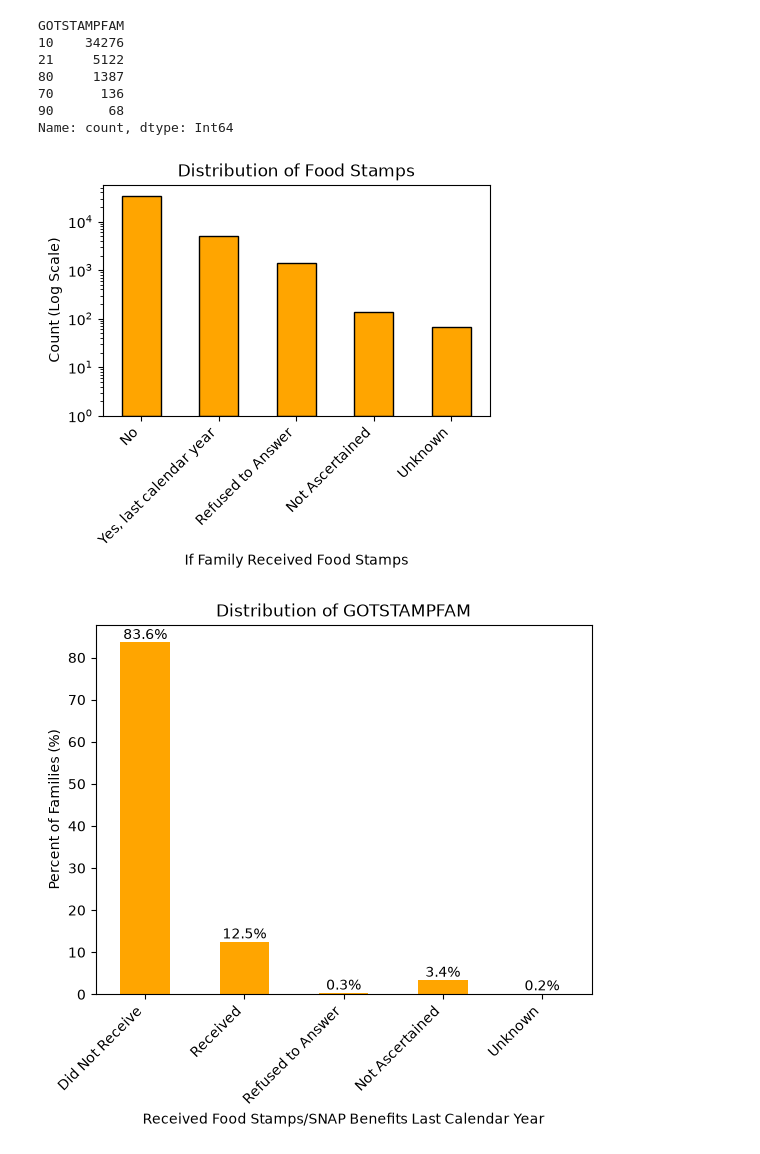
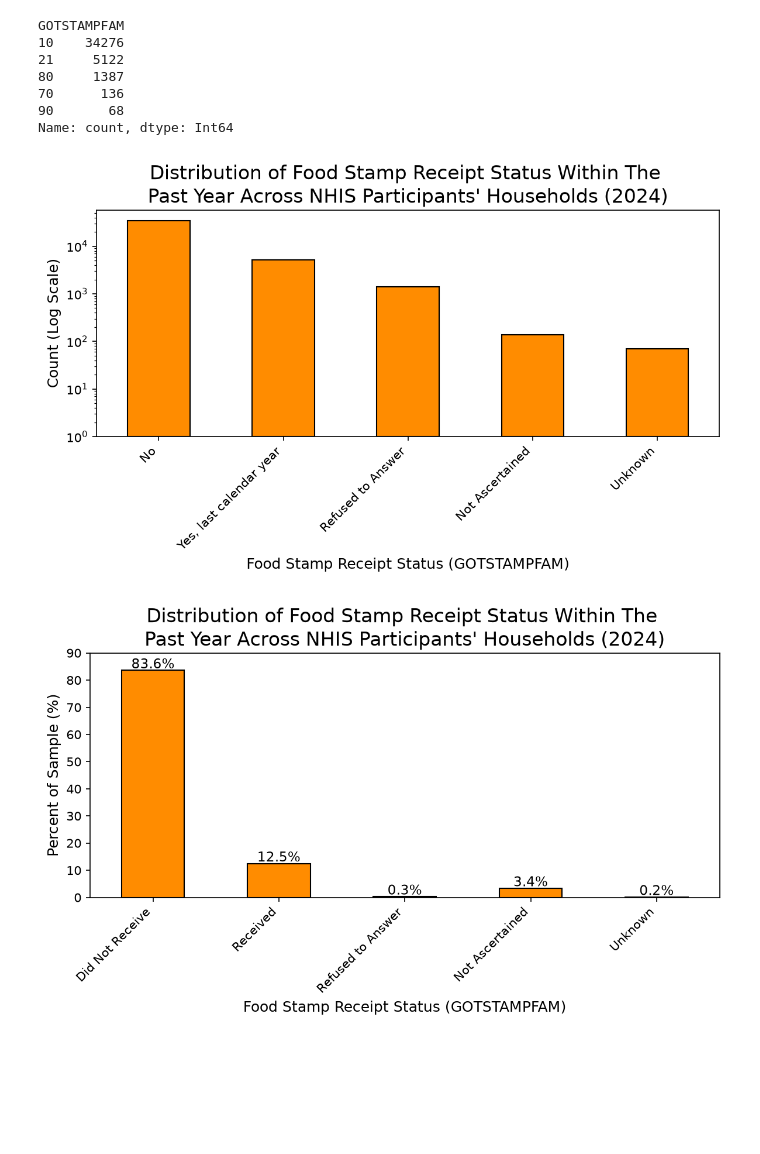
Before and after one commit to PrasannaNagarajan/DATA1030_Project_, a Jupyter notebook: app/eda_gotstampfam.ipynb, the cells around one changed output. Drawn from its saved outputs; the diff is of its cells as text; code cells hidden in the pictures; blank space fills up the shorter version.

```diff
--- a/app/eda_gotstampfam.ipynb
+++ b/app/eda_gotstampfam.ipynb
@@ -37,27 +38,27 @@ GOTSTAMPFAM
 90       68
 Name: count, dtype: Int64
 # %%
-plt.figure(figsize=(5,3))
-df['GOTSTAMPFAM'].value_counts().plot.bar(log=True,color='orange',edgecolor='black')
+df['GOTSTAMPFAM'].value_counts().plot.bar(log=True,color='darkorange',edgecolor='black')
 plt.xticks([0,1,2,3,4],['No','Yes, last calendar year','Refused to Answer','Not Ascertained','Unknown'],rotation=45,ha='right')
-plt.xlabel('If Family Received Food Stamps')
+plt.xlabel('Food Stamp Receipt Status (GOTSTAMPFAM)')
 plt.ylabel('Count (Log Scale)')
-plt.title('Distribution of Food Stamps')
+plt.title("Distribution of Food Stamp Receipt Status Within The \nPast Year Across NHIS Participants' Households (2024)")
 plt.show()
 # %% [output]
-[figure, old version]
+[figure, new version]
 # %%
 labels = {10:'Did Not Receive', 21:'Received', 70:'Refused to Answer',
           80:'Not Ascertained', 90:'Unknown'}
 pct = (df['GOTSTAMPFAM'].value_counts(normalize=True)*100).sort_index()
 pct.index = pct.index.map(labels)
 
-ax = pct.plot.bar(color='orange')
-ax.bar_label(ax.containers[0], fmt='%.1f%%')
+ax = pct.plot.bar(color='darkorange', edgecolor = 'black')
+ax.bar_label(ax.containers[0], fmt='%.1f%%', padding = -1)
 plt.xticks(rotation=45, ha='right')
-plt.xlabel('Received Food Stamps/SNAP Benefits Last Calendar Year')
-plt.ylabel('Percent of Families (%)')
-plt.title('Distribution of GOTSTAMPFAM')
+plt.xlabel('Food Stamp Receipt Status (GOTSTAMPFAM)')
+plt.ylabel('Percent of Sample (%)')
+plt.ylim(0, 90)
+plt.title("Distribution of Food Stamp Receipt Status Within The \nPast Year Across NHIS Participants' Households (2024)")
 plt.show()
 # %% [output]
-[figure, old version]
+[figure, new version]
```
Also changed, not shown: parts of 1 cell of this notebook, 3 other files.
